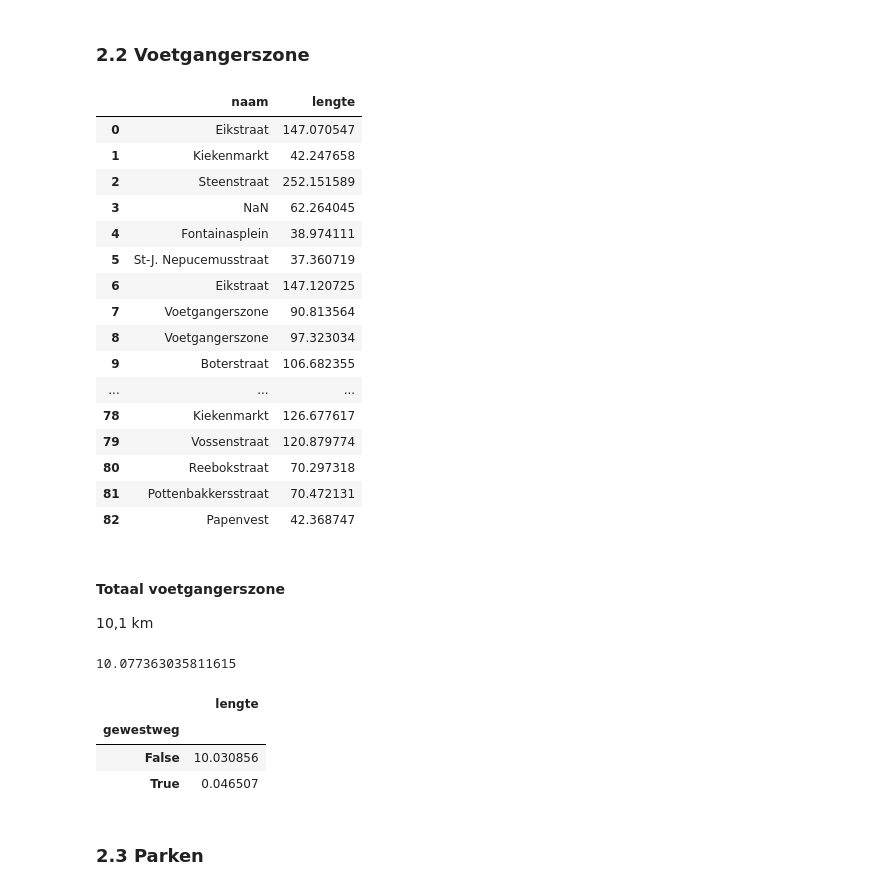
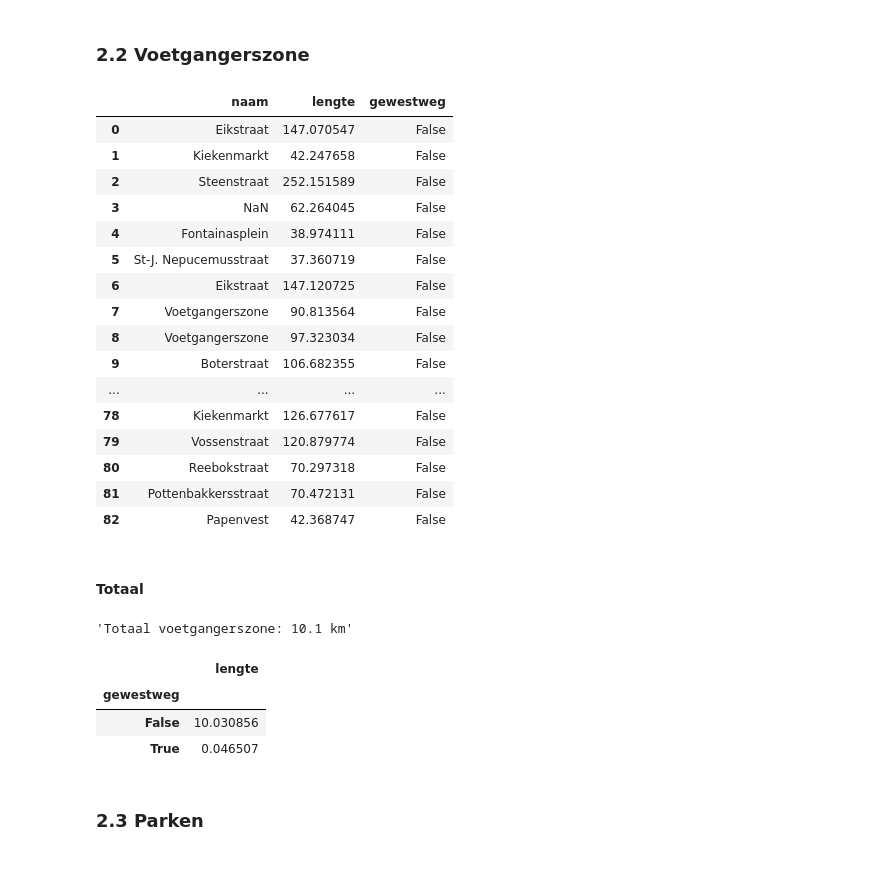
Before and after one commit to JonasHeylen/fietspaden-bxl, a Jupyter notebook: Fietspaden_BXL.ipynb, the cells around one changed output. Cells and saved outputs as stored; diff of their text form; code cells hidden in the pictures.

```diff
--- a/Fietspaden_BXL.ipynb
+++ b/Fietspaden_BXL.ipynb
@@ -211,39 +191,30 @@ data['busbanen'].groupby('gewestweg')[['lengte']].sum() / 1000
 # %% [markdown]
 ### 2.2 Voetgangerszone
-# %%
-data['voetgangerszone'][['naam', 'lengte']]
-# %% [output]
-|  | naam | lengte |
-| 0 | Eikstraat | 147.070547 |
-| 1 | Kiekenmarkt | 42.247658 |
-| 2 | Steenstraat | 252.151589 |
-| 3 | NaN | 62.264045 |
-| 4 | Fontainasplein | 38.974111 |
-| 5 | St-J. Nepucemusstraat | 37.360719 |
-| 6 | Eikstraat | 147.120725 |
-| 7 | Voetgangerszone | 90.813564 |
-| 8 | Voetgangerszone | 97.323034 |
-| 9 | Boterstraat | 106.682355 |
-| ... | ... | ... |
-| 78 | Kiekenmarkt | 126.677617 |
-| 79 | Vossenstraat | 120.879774 |
-| 80 | Reebokstraat | 70.297318 |
-| 81 | Pottenbakkersstraat | 70.472131 |
-| 82 | Papenvest | 42.368747 |
-# %% [markdown]
-#### Totaal voetgangerszone
-
-10,1 km
-# %%
-data['voetgangerszone']['lengte'].sum() / 1000
-# %% [output]
-10.077363035811615
-# %%
-data['voetgangerszone'].groupby('gewestweg')[['lengte']].sum() / 1000
-# %% [output]
-|  | lengte |
-| gewestweg |  |
-| False | 10.030856 |
-| True | 0.046507 |
+# %%
+show_dataset('voetgangerszone')
+# %% [output]
+|  | naam | lengte | gewestweg |
+| 0 | Eikstraat | 147.070547 | False |
+| 1 | Kiekenmarkt | 42.247658 | False |
+| 2 | Steenstraat | 252.151589 | False |
+| 3 | NaN | 62.264045 | False |
+| 4 | Fontainasplein | 38.974111 | False |
+| 5 | St-J. Nepucemusstraat | 37.360719 | False |
+| 6 | Eikstraat | 147.120725 | False |
+| 7 | Voetgangerszone | 90.813564 | False |
+| 8 | Voetgangerszone | 97.323034 | False |
+| 9 | Boterstraat | 106.682355 | False |
+| ... | ... | ... | ... |
+| 78 | Kiekenmarkt | 126.677617 | False |
+| 79 | Vossenstraat | 120.879774 | False |
+| 80 | Reebokstraat | 70.297318 | False |
+| 81 | Pottenbakkersstraat | 70.472131 | False |
+| 82 | Papenvest | 42.368747 | False |
+Totaal
+'Totaal voetgangerszone: 10.1 km'
+|  | lengte |
+| gewestweg |  |
+| False | 10.030856 |
+| True | 0.046507 |
 # %% [markdown]
 ### 2.3 Parken
```
Also changed, not shown: parts of 23 cells of this notebook.
